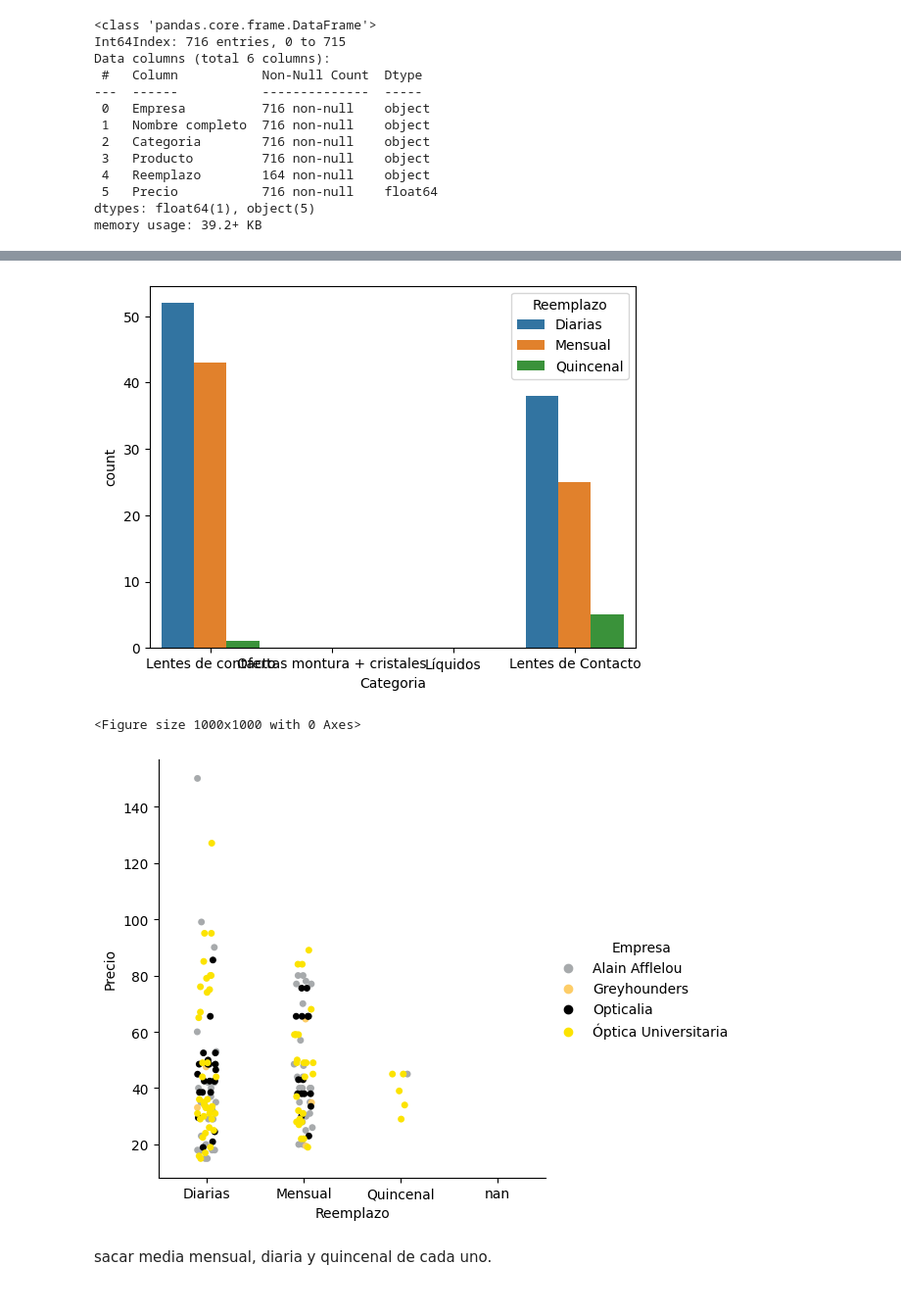
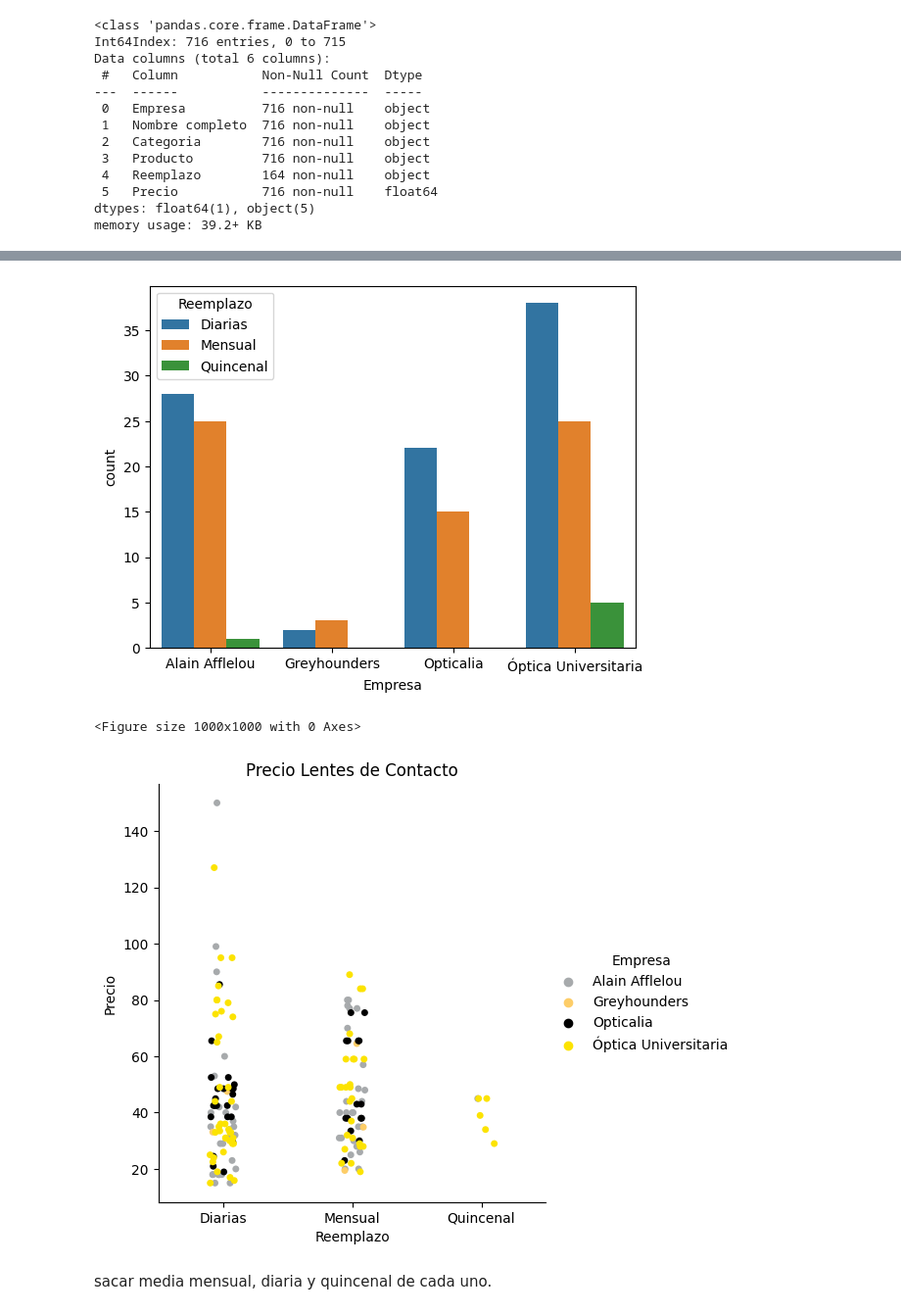
Before and after one commit to Kuja182/Data-Science-PortFolio, a Jupyter notebook: analisis_miopia.ipynb, the cells around one changed output, grey strips where cells are left out. Shown at 98% size. Saved outputs shown, nothing was run; the diff lists cells and outputs as text; code cells hidden in the pictures.

```diff
--- a/analisis_miopia.ipynb
+++ b/analisis_miopia.ipynb
@@ -313,3 +313,5 @@ Data columns (total 6 columns):
  5   Precio           716 non-null    float64
 dtypes: float64(1), object(5)
 memory usage: 39.2+ KB
+# %%
+opt_prod_not_na = opt_prod[opt_prod["Reemplazo"].notna()]
@@ -316,14 +334,15 @@ memory usage: 39.2+ KB
 # %%
-sns.countplot(data=opt_prod, x=opt_prod["Categoria"],hue=opt_prod["Reemplazo"]);
+sns.countplot(x=opt_prod_not_na["Empresa"],hue=opt_prod_not_na["Reemplazo"]);
 # %% [output]
-[figure, old version]
+[figure, new version]
 # %%
 plt.figure(figsize=(10,10))
 list_colors = ["#A7AAAC","#FDCD68","#000000","#FCE300"]
-sns.catplot(x="Reemplazo", y="Precio", hue="Empresa", data=opt_prod, palette=list_colors);
+sns.catplot(x="Reemplazo", y="Precio", hue="Empresa", data=opt_prod_not_na, palette=list_colors);
+plt.title("Precio Lentes de Contacto", loc="center");
 # %% [output]
 <Figure size 1000x1000 with 0 Axes>
-[figure, old version]
+[figure, new version]
 # %% [markdown]
 sacar media mensual, diaria y quincenal de cada uno.
 # %%
```
Also changed, not shown: parts of 1 cell of this notebook.
